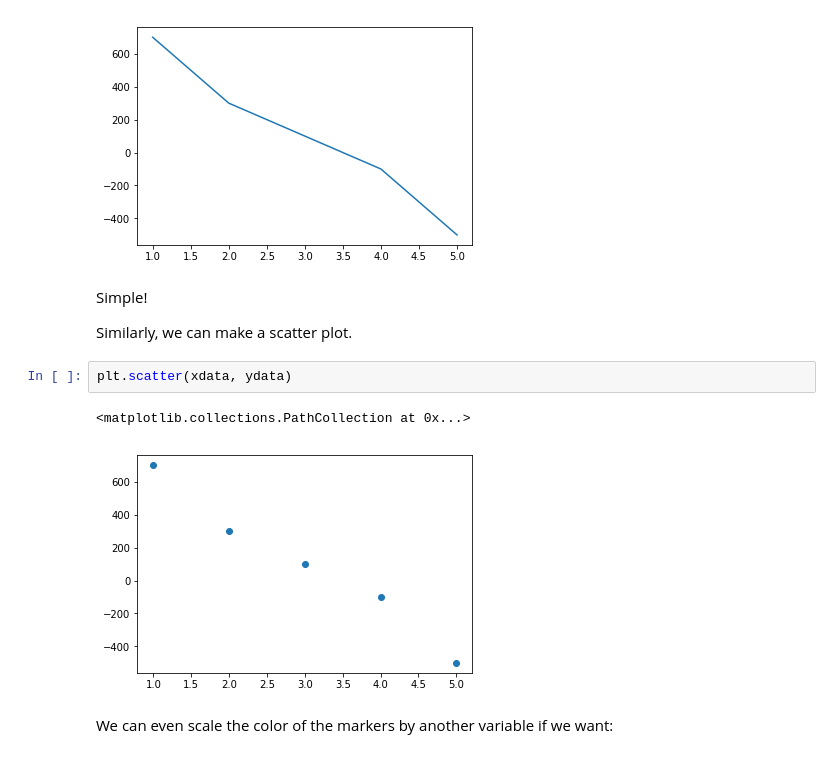
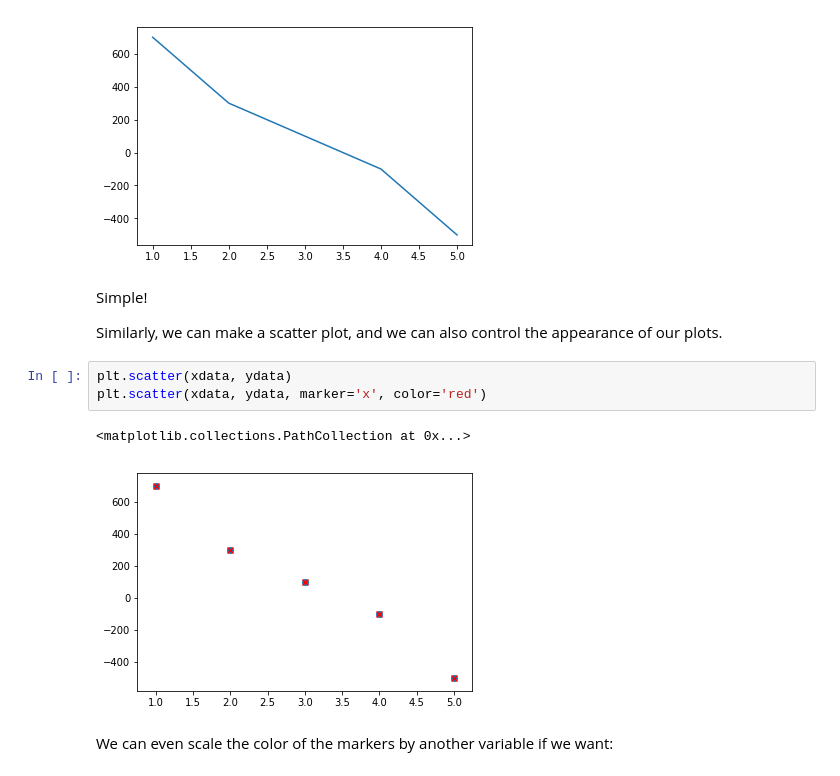
Before and after one commit to joshwalawender/python-tutorial, a Jupyter notebook: Plotting with matplotlib.ipynb, the cells around one changed output. Drawn from its saved outputs; the diff is of its cells as text.

```diff
--- a/Plotting with matplotlib.ipynb
+++ b/Plotting with matplotlib.ipynb
@@ -49,12 +51,13 @@ plt.plot(xdata, ydata)
 # %% [markdown]
  Simple!
 
-Similarly, we can make a scatter plot.
+Similarly, we can make a scatter plot, and we can also control the appearance of our plots.
 # %%
 plt.scatter(xdata, ydata)
+plt.scatter(xdata, ydata, marker='x', color='red')
 # %% [output]
 <matplotlib.collections.PathCollection at 0x...>
-[figure, old version]
+[figure, new version]
 # %% [markdown]
 We can even scale the color of the markers by another variable if we want:
 # %%
```
Also changed, not shown: parts of 16 cells of this notebook.
